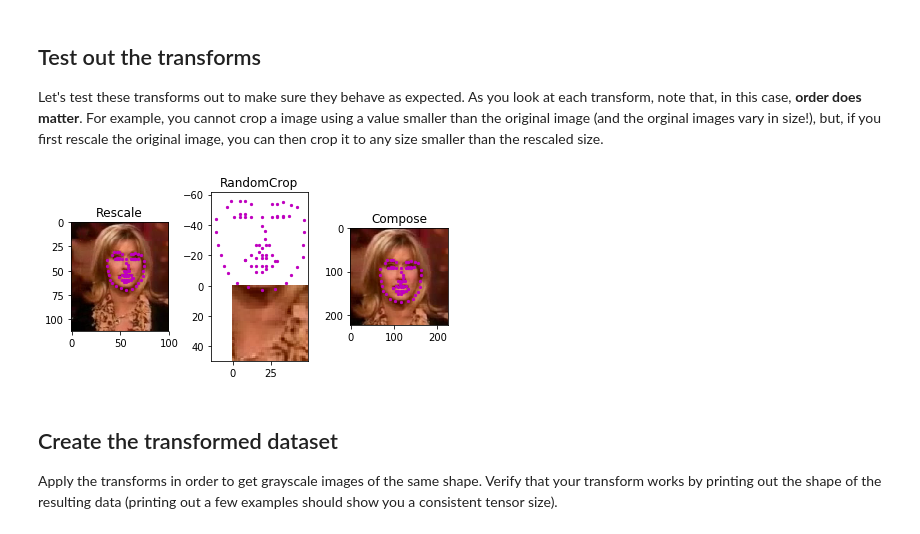
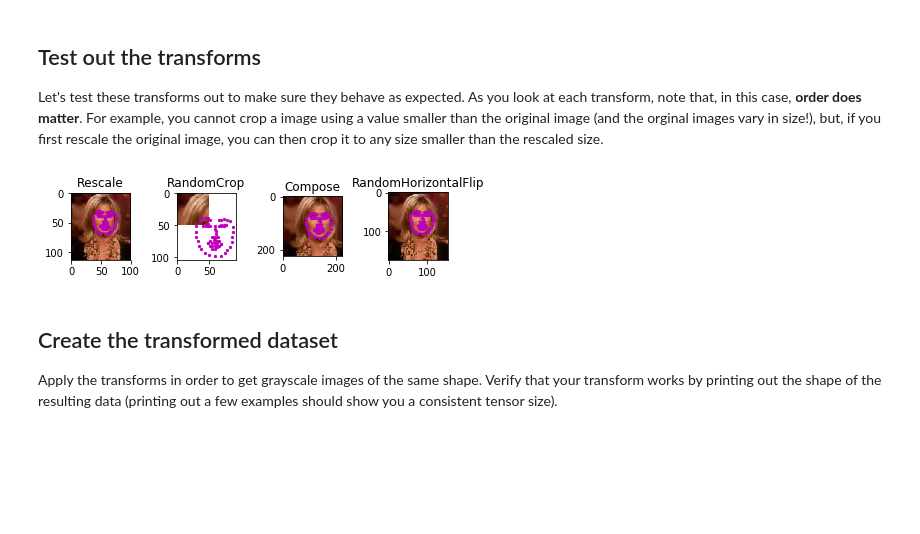
Before and after one commit to jesus-a-martinez-v/facial-keypoints, a Jupyter notebook: 1. Load and Visualize Data.ipynb, the cells around one changed output. Cells and saved outputs as stored; diff of their text form; code cells hidden in the pictures; blank space fills up the shorter version.

```diff
--- a/1. Load and Visualize Data.ipynb
+++ b/1. Load and Visualize Data.ipynb
@@ -55,7 +55,7 @@ key_pts_frame = pd.read_csv(keypoints_path)
 
 image_index = 0
 image_name = key_pts_frame.iloc[image_index, 0]
-key_pts = key_pts_frame.iloc[image_index, 1:].as_matrix()
+key_pts = key_pts_frame.iloc[image_index, 1:].values
 key_pts = key_pts.astype('float').reshape(-1, 2)
 
 print('Image name: ', image_name)
@@ -91,7 +91,7 @@ def show_keypoints(image, key_pts):
 # select an image by index in our data frame
 image_index = 0
 image_name = key_pts_frame.iloc[image_index, 0]
-key_pts = key_pts_frame.iloc[image_index, 1:].as_matrix()
+key_pts = key_pts_frame.iloc[image_index, 1:].values
 key_pts = key_pts.astype('float').reshape(-1, 2)
 
 plt.figure(figsize=(5, 5))
@@ -160,7 +160,7 @@ class FacialKeypointsDataset(Dataset):
         if image.shape[2] == 4:
             image = image[:, :, 0:3]
 
-        key_pts = self.key_pts_frame.iloc[index, 1:].as_matrix()
+        key_pts = self.key_pts_frame.iloc[index, 1:].values
         key_pts = key_pts.astype('float').reshape(-1, 2)
         sample = {'image': image, 'keypoints': key_pts}
 
@@ -243,6 +243,7 @@ Observe below how these transforms are generally applied to both the image and i
 # %%
 import torch
 from torchvision import transforms
+import random
 
 
 # tranforms
@@ -361,6 +362,38 @@ class ToTensor(object):
 
         return {'image': torch.from_numpy(image),
                 'keypoints': torch.from_numpy(key_pts)}
+
+
+class RandomHorizontalFlip(object):
+    def __init__(self):
+        self.flip_probability = 0.5
+
+    def __call__(self, sample):
+        image = sample['image']
+        key_pts = sample['keypoints']
+
+        do_flip = random.random() > self.flip_probability
+
+        if do_flip:
+            width = image.shape[1]
+            center = width / 2
+
+            flipped_image = cv2.flip(image, 1)
+
+            def flip_keypoint_horizontally(p):
+                if p[0] < center:
+                    p[0] += 2 * abs(center - p[0])
+                else:
+                    p[0] -= 2 * abs(center - p[0])
+
+                return p
+
+            flipped_keypoints = np.array([flip_keypoint_horizontally(kp) for kp in key_pts])
+
+            return {'image': flipped_image,
+                    'keypoints': flipped_keypoints}
+        else:
+            return sample
 # %% [markdown]
 ## Test out the transforms
 
@@ -368,26 +401,27 @@ Let's test these transforms out to make sure they behave as expected. As you loo
 # %%
 # test out some of these transforms
 rescale = Rescale(100)
 crop = RandomCrop(50)
 composed = transforms.Compose([Rescale(250),
                                RandomCrop(224)])
+flipped = RandomHorizontalFlip()
 
 # apply the transforms to a sample image
 test_num = 500
 sample = face_dataset[test_num]
 
 fig = plt.figure()
-for i, tx in enumerate([rescale, crop, composed]):
+for i, tx in enumerate([rescale, crop, composed, flipped]):
     transformed_sample = tx(sample)
 
-    ax = plt.subplot(1, 3, i + 1)
+    ax = plt.subplot(1, 4, i + 1)
     plt.tight_layout()
     ax.set_title(type(tx).__name__)
     show_keypoints(transformed_sample['image'], transformed_sample['keypoints'])
 
 plt.show()
 # %% [output]
-[figure, old version]
+[figure, new version]
 # %% [markdown]
 ## Create the transformed dataset
 
```
Also changed, not shown: parts of 1 cell of this notebook, 2 other files.
